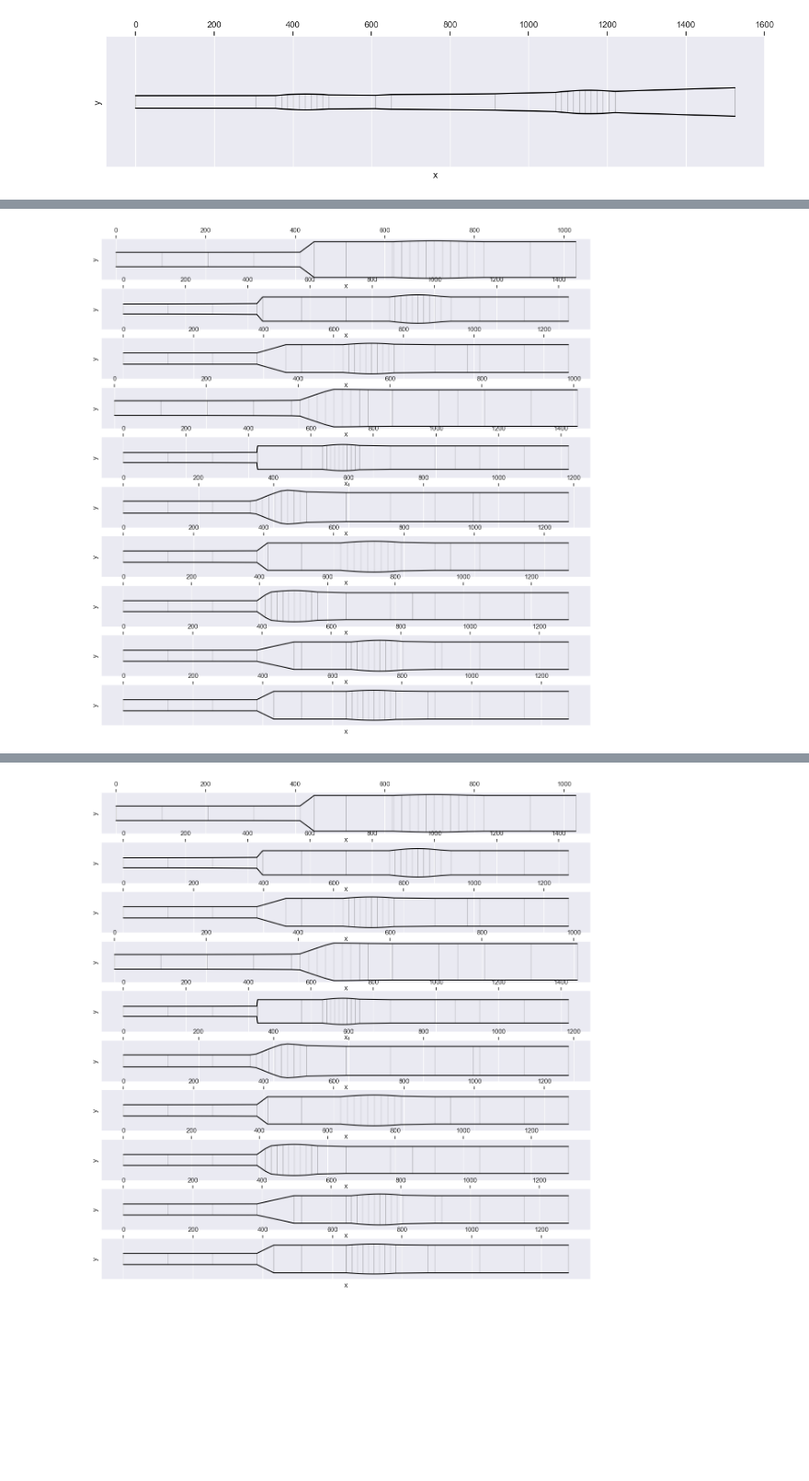
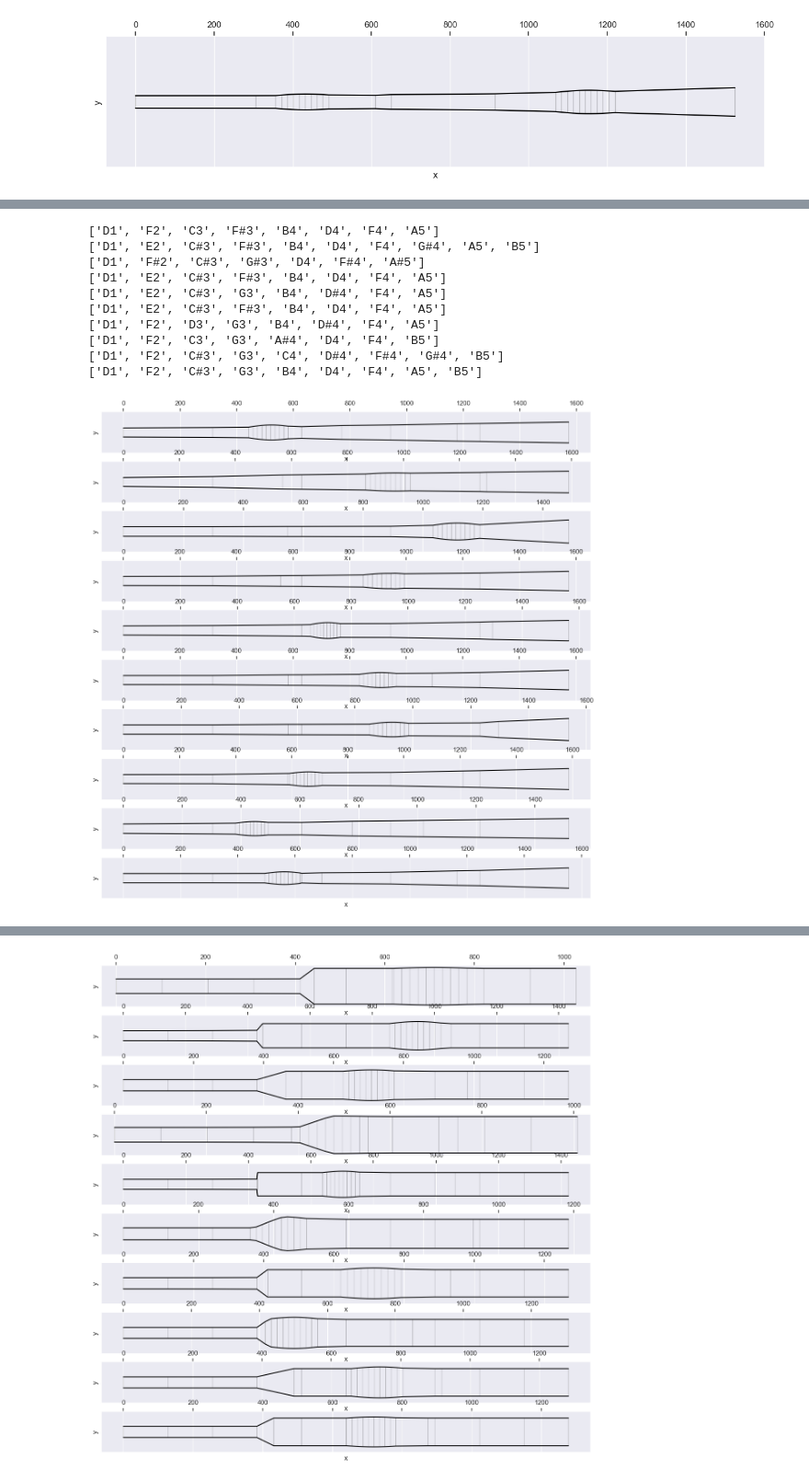
Before and after one commit to jnehring/didge-lab, a Jupyter notebook: src/experiments/UniversalShape.ipynb, the cells around one changed output, grey strips where cells are left out. Shown: that part at 92% size. Saved outputs shown, nothing was run; the diff lists cells and outputs as text; code cells hidden in the pictures; blank space fills up the shorter version.

```diff
--- a/src/experiments/UniversalShape.ipynb
+++ b/src/experiments/UniversalShape.ipynb
@@ -180,12 +221,11 @@ lengths
  1541.772829233622,
  1525.586234394711]
 # %%
-maxima = np.array([2000])
-minima = np.array([1000])
-values = np.array([1500])
+from didgelab.evo.evolution import Evolution
+from didgelab.initializer import init_jupyter
 
-d=[]
-for i in range(10):
-    diff = ((np.random.random(len(values))  * (maxima-minima) ) + minima - values)
-    print(diff)
+init_jupyter()
+basic_shape = BasicShape(
+    n_bubbles=0
+)
 # %% [output]
@@ -267,12 +325,25 @@ import os
 evolutions_folder="../../evolutions/"
 subfolders = sorted(os.listdir(evolutions_folder))
 latestfolder = os.path.join(evolutions_folder, subfolders[-1])
+print(latestfolder)
 df = pd.read_csv(os.path.join(latestfolder, "losses.csv"))
 steps = []
 df = df.query("i_generation<i_generation.max()")
 df
 
 x = df.i_generation.unique()
-for i_mutant in df.i_mutant.unique():
-    plt.plot(x,df.query("i_mutant==@i_mutant").loss)
+
+columns=list(df.columns)
+columns=columns[columns.index("loss"):]
+colors = ['#8a3ffc', '#33b1ff', '#007d79', '#ff7eb6', '#fa4d56', '#fff1f1', '#6fdc8c', '#4589ff', '#d12771', '#d2a106', '#08bdba', '#bae6ff', '#ba4e00', '#d4bbff']
+for i in range(len(columns)):
+    c = columns[i]
+    ymin=df.groupby("i_generation")[c].min()
+    #ymax=df.groupby("i_generation")[c].max()
+    #plt.fill_between(x, ymin, ymax, label=c, color=colors[i])
+    plt.plot(x, ymin, label=c, color=colors[i])
+
+plt.legend()
+#for i_mutant in df.i_mutant.unique():
+#    plt.plot(x,df.query("i_mutant==@i_mutant").loss)
 # %% [output]
@@ -280,13 +353,26 @@ FileNotFoundError: [Errno 2] No such file or directory: '../../evolutions/2023-0
 # %%
 from didgelab.util.didge_visualizer import vis_didge
 
 import json
-f = os.path.join(latestfolder, "checkpoint_final_1", "geos.json")
+f = os.path.join(latestfolder, "checkpoint_final", "geos.json")
 geos = json.load(open(f, "r"))
-
+geos = [Geo(geo) for geo in geos]
 plt.figure(figsize=(15,15))
 for i in range(len(geos)):
     plt.subplot(len(geos), 1, i+1)
-    vis_didge(Geo(geos[i]))
+    vis_didge(geos[i])
+
+for geo in geos:
+    print(list(geo.get_cadsd().get_notes()["note-name"]))
 # %% [output]
+['D1', 'F2', 'C3', 'F#3', 'B4', 'D4', 'F4', 'A5']
+['D1', 'E2', 'C#3', 'F#3', 'B4', 'D4', 'F4', 'G#4', 'A5', 'B5']
+['D1', 'F#2', 'C#3', 'G#3', 'D4', 'F#4', 'A#5']
+['D1', 'E2', 'C#3', 'F#3', 'B4', 'D4', 'F4', 'A5']
+['D1', 'E2', 'C#3', 'G3', 'B4', 'D#4', 'F4', 'A5']
+['D1', 'E2', 'C#3', 'F#3', 'B4', 'D4', 'F4', 'A5']
+['D1', 'F2', 'D3', 'G3', 'B4', 'D#4', 'F4', 'A5']
+['D1', 'F2', 'C3', 'G3', 'A#4', 'D4', 'F4', 'B5']
+['D1', 'F2', 'C#3', 'G3', 'C4', 'D#4', 'F#4', 'G#4', 'B5']
+['D1', 'F2', 'C#3', 'G3', 'B4', 'D4', 'F4', 'A5', 'B5']
-[figure, old version]
+[figure, new version]
```
Also changed, not shown: parts of 17 cells of this notebook, 17 other files.
